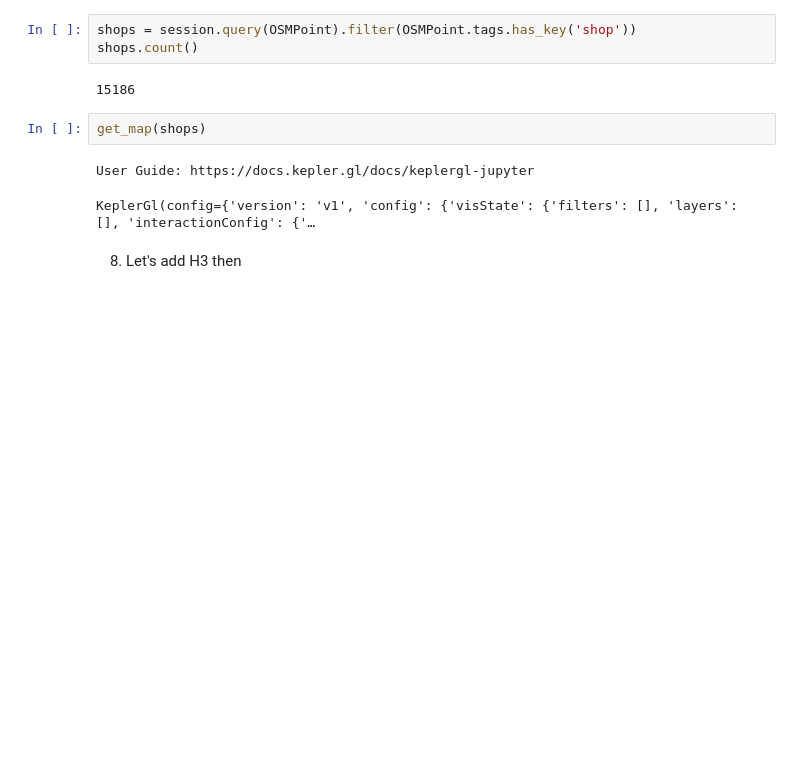
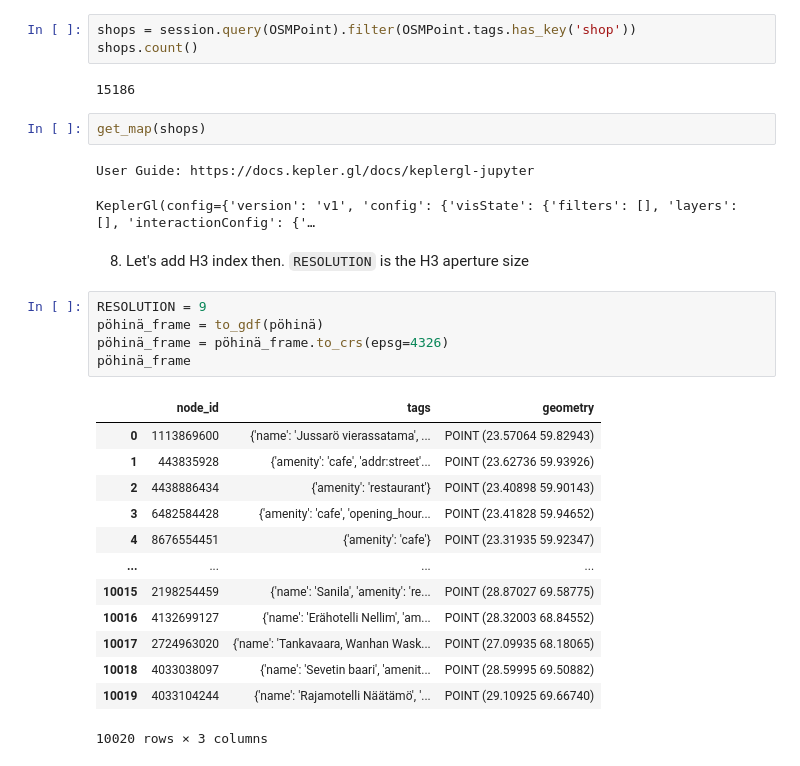
Before and after one commit to GispoCoding/geoviz-notebooks, a Jupyter notebook: notebooks/visualize.ipynb, the cells around one changed output. Saved outputs shown, nothing was run; the diff lists cells and outputs as text; blank space fills up the shorter version.

```diff
--- a/notebooks/osm_data.ipynb
+++ b/notebooks/visualize.ipynb
@@ -198,5 +200,24 @@ get_map(shops)
 # %% [output]
 User Guide: https://docs.kepler.gl/docs/keplergl-jupyter
 KeplerGl(config={'version': 'v1', 'config': {'visState': {'filters': [], 'layers': [], 'interactionConfig': {'…
-# %% [markdown]
-8) Let's add H3 then
+# %% [markdown]
+8) Let's add H3 index then. `RESOLUTION` is the H3 aperture size
+# %%
+RESOLUTION = 9
+pöhinä_frame = to_gdf(pöhinä)
+pöhinä_frame = pöhinä_frame.to_crs(epsg=4326)
+pöhinä_frame
+# %% [output]
+|  | node_id | tags | geometry |
+| 0 | 1113869600 | {'name': 'Jussarö vierassatama', ... | POINT (23.57064 59.82943) |
+| 1 | 443835928 | {'amenity': 'cafe', 'addr:street'... | POINT (23.62736 59.93926) |
+| 2 | 4438886434 | {'amenity': 'restaurant'} | POINT (23.40898 59.90143) |
+| 3 | 6482584428 | {'amenity': 'cafe', 'opening_hour... | POINT (23.41828 59.94652) |
+| 4 | 8676554451 | {'amenity': 'cafe'} | POINT (23.31935 59.92347) |
+| ... | ... | ... | ... |
+| 10015 | 2198254459 | {'name': 'Sanila', 'amenity': 're... | POINT (28.87027 69.58775) |
+| 10016 | 4132699127 | {'name': 'Erähotelli Nellim', 'am... | POINT (28.32003 68.84552) |
+| 10017 | 2724963020 | {'name': 'Tankavaara, Wanhan Wask... | POINT (27.09935 68.18065) |
+| 10018 | 4033038097 | {'name': 'Sevetin baari', 'amenit... | POINT (28.59995 69.50882) |
+| 10019 | 4033104244 | {'name': 'Rajamotelli Näätämö', '... | POINT (29.10925 69.66740) |
+10020 rows × 3 columns
```
Also changed, not shown: parts of 31 cells of this notebook.
